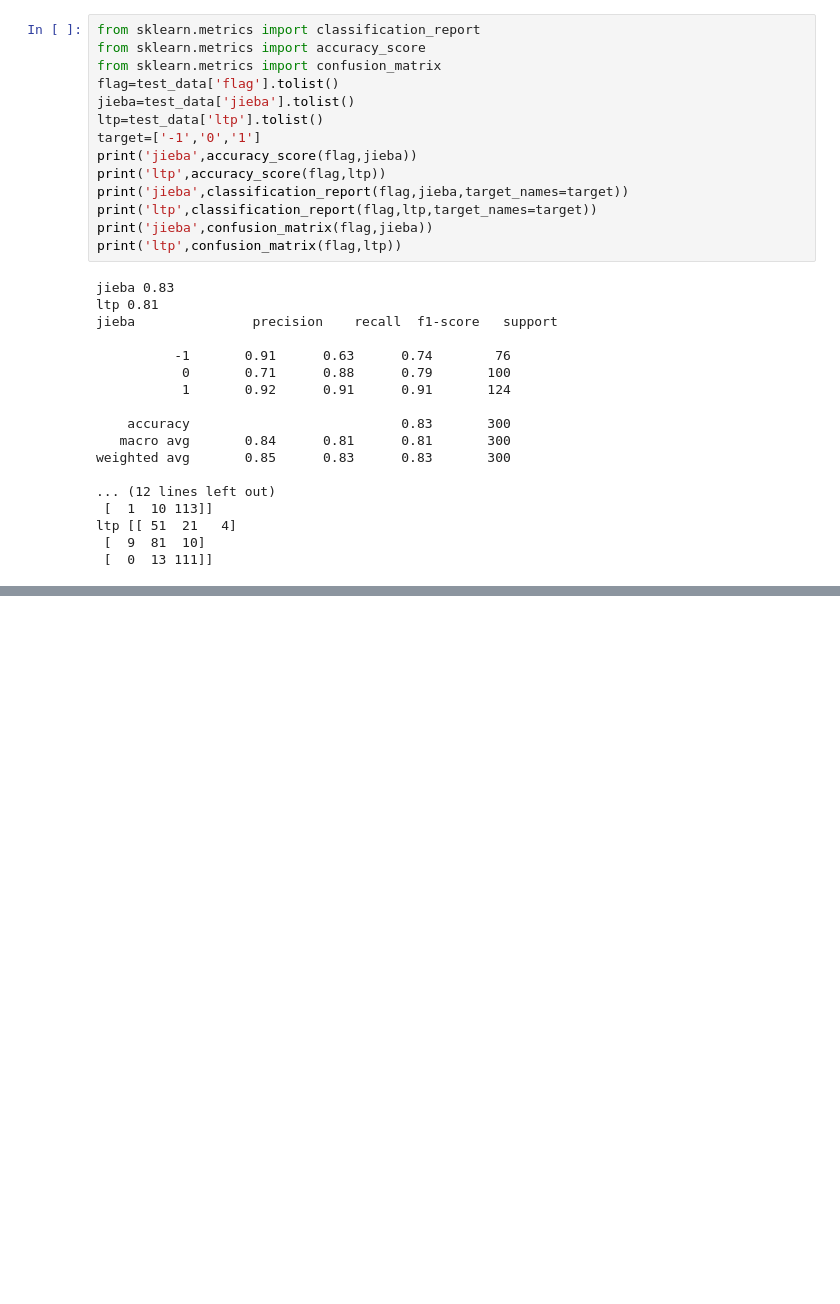
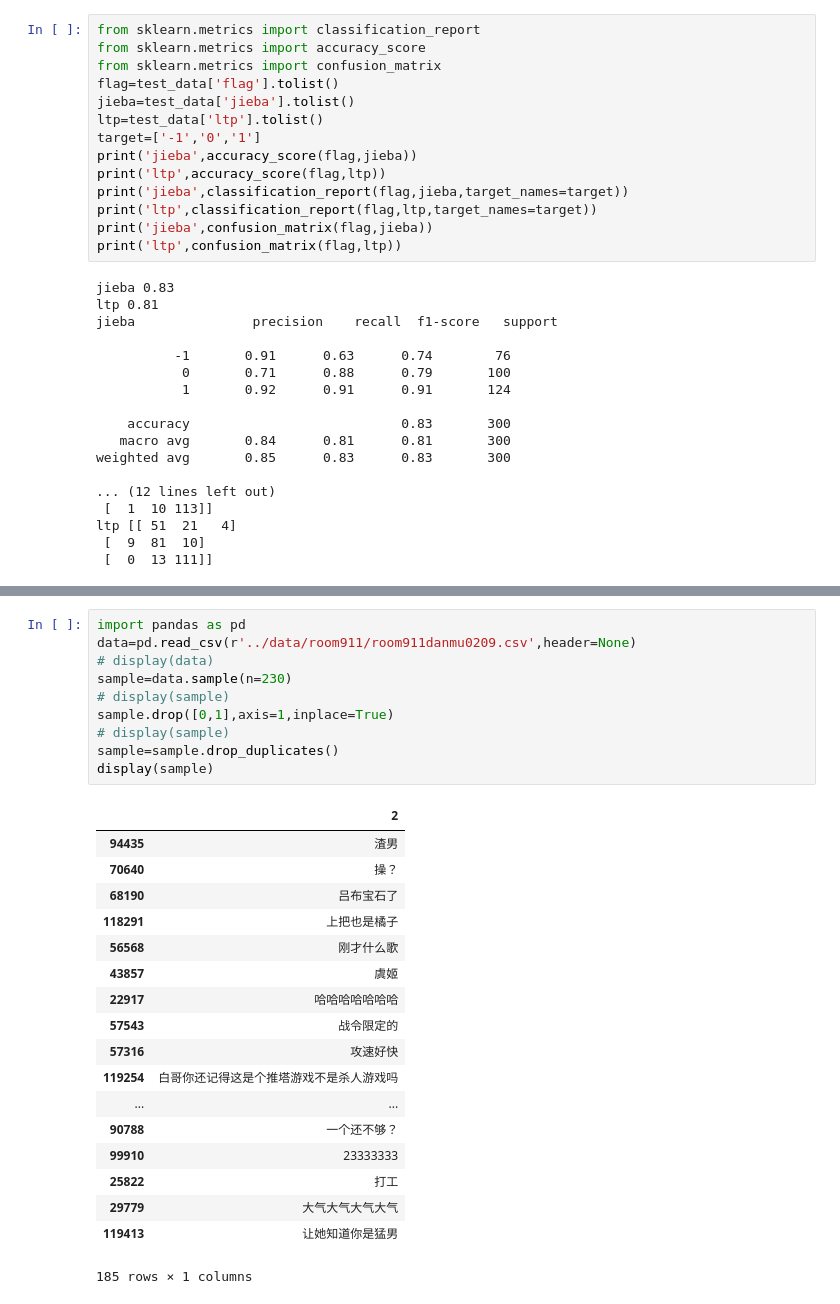
Before and after one commit to zhou-xingxing/graduate_work, a Jupyter notebook: notebook/准确率测试.ipynb, the cells around one changed output, grey strips where cells are left out. Saved outputs shown, nothing was run; the diff lists cells and outputs as text; blank space fills up the shorter version.

```diff
--- a/notebook/准确率测试.ipynb
+++ b/notebook/准确率测试.ipynb
@@ -291,0 +324,29 @@ ltp [[ 51  21   4]
+# %%
+import pandas as pd
+data=pd.read_csv(r'../data/room911/room911danmu0209.csv',header=None)
+# display(data)
+sample=data.sample(n=230)
+# display(sample)
+sample.drop([0,1],axis=1,inplace=True)
+# display(sample)
+sample=sample.drop_duplicates()
+display(sample)
+# %% [output]
+|  | 2 |
+| 94435 | 渣男 |
+| 70640 | 操？ |
+| 68190 | 吕布宝石了 |
+| 118291 | 上把也是橘子 |
+| 56568 | 刚才什么歌 |
+| 43857 | 虞姬 |
+| 22917 | 哈哈哈哈哈哈哈 |
+| 57543 | 战令限定的 |
+| 57316 | 攻速好快 |
+| 119254 | 白哥你还记得这是个推塔游戏不是杀人游戏吗 |
+| ... | ... |
+| 90788 | 一个还不够？ |
+| 99910 | 23333333 |
+| 25822 | 打工 |
+| 29779 | 大气大气大气大气 |
+| 119413 | 让她知道你是猛男 |
+185 rows × 1 columns
```
Also changed, not shown: parts of 8 cells of this notebook, 15 other files.
